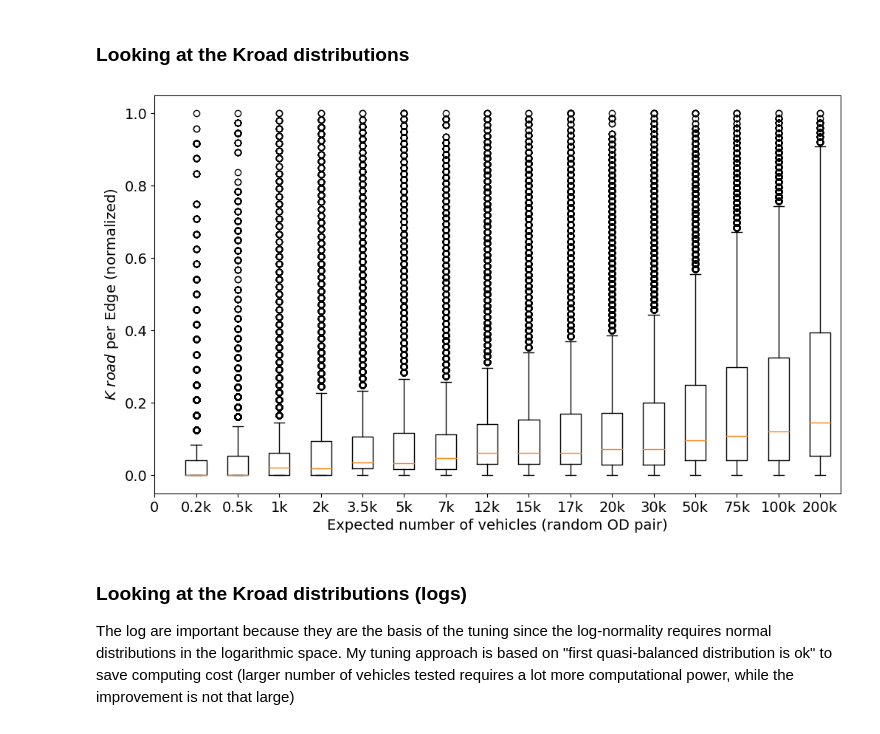
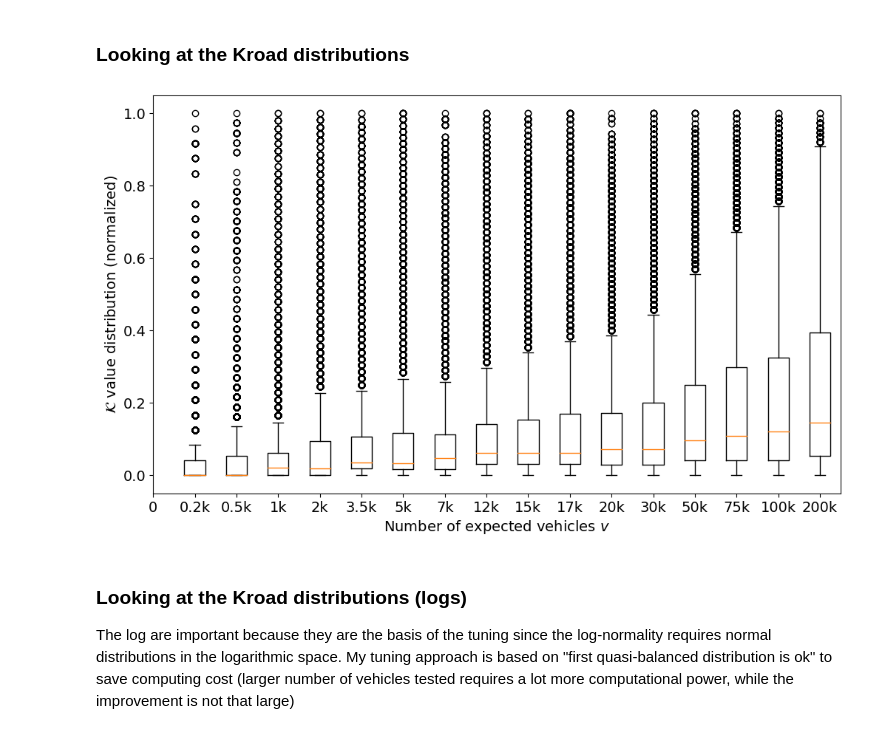
Before and after one commit to lwdovico/pattern-optimized-routes, a Jupyter notebook: notebooks/01_EXAMPLE_NOTEBOOK.ipynb, the cells around one changed output. Saved outputs shown, nothing was run; the diff lists cells and outputs as text; code cells hidden in the pictures.

Commit message:
Add and adjust a few plots

```diff
--- a/notebooks/01_EXAMPLE_NOTEBOOK.ipynb
+++ b/notebooks/01_EXAMPLE_NOTEBOOK.ipynb
@@ -94,22 +97,24 @@ Parameter Selection Failed, using default_vehicles parameter:  3500
 import matplotlib.pyplot as plt
 import numpy as np
 
-def visualize_tested_parameters_distributions(tested_parameters, log = False, show = False):
+def visualize_tested_parameters_distributions(tested_parameters, log = False, show = False, ax = None, **kwargs):
+    if ax is None:
+        fig, ax = plt.subplots(**kwargs)
     get_clean_dist = lambda x: np.log2(x)[np.log2(x) > -np.inf] if log else x
-    plt.boxplot([get_clean_dist(list(kroad_distribution[1].values())) for _, kroad_distribution in tested_parameters])
-    plt.xticks(np.arange(len(tested_parameters)+1), [0]+[str(value_tested/1000).replace('.0', '')+'k' for value_tested, _ in tested_parameters], fontsize = 8)
+    boxplot = ax.boxplot([get_clean_dist(list(kroad_distribution[1].values())) for _, kroad_distribution in tested_parameters])
+    ax.set_xticks(np.arange(len(tested_parameters)+1), [0]+[str(value_tested/1000).replace('.0', '')+'k' for value_tested, _ in tested_parameters], fontsize = 8)
+
+    return ax, boxplot
 # %% [markdown]
 ### Looking at the Kroad distributions
-# %%
-plt.figure(figsize = (12, 7))
-visualize_tested_parameters_distributions(meru_model.tested_parameters)
-plt.xticks(fontsize = 14)
-plt.yticks(fontsize = 14)
-plt.ylabel('$K$ $road$ per Edge (normalized)', fontsize = 14)
-plt.xlabel('Expected number of vehicles (random OD pairs)', fontsize = 14)
-plt.show()
-# %% [output]
-[figure, removed]
+# %%
+ax, _ = visualize_tested_parameters_distributions(meru_model.tested_parameters, figsize = (12, 7))
+ax.tick_params(axis='both', which='both', labelsize=14)
+ax.set_ylabel('$\mathcal{K}$ value distribution (normalized)', fontsize = 14)
+ax.set_xlabel('Number of expected vehicles $v$', fontsize = 14)
+plt.show()
+# %% [output]
+[figure, added]
 # %% [markdown]
 ### Looking at the Kroad distributions (logs)
 
```
Also changed, not shown: parts of 4 cells of this notebook, 1 other file.
